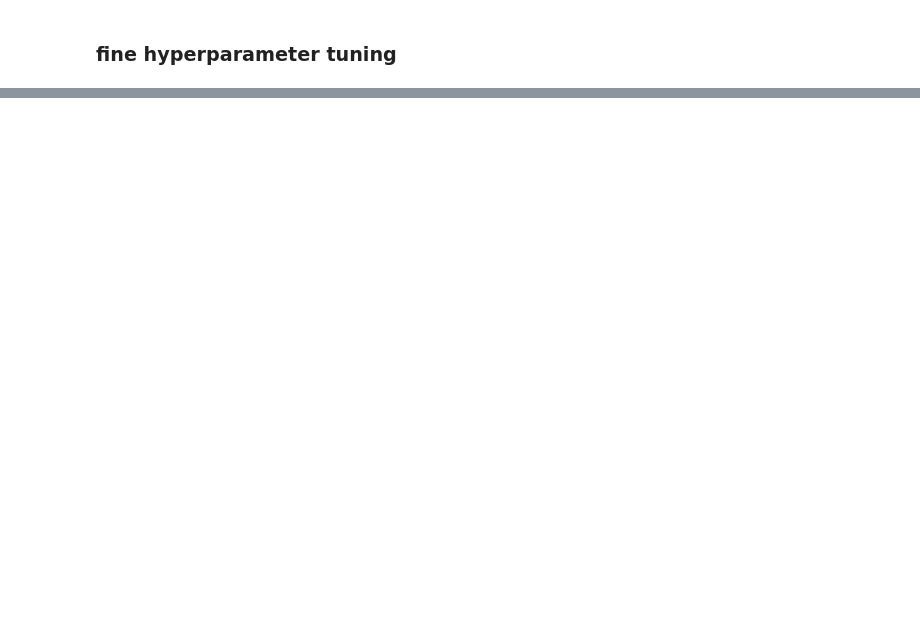
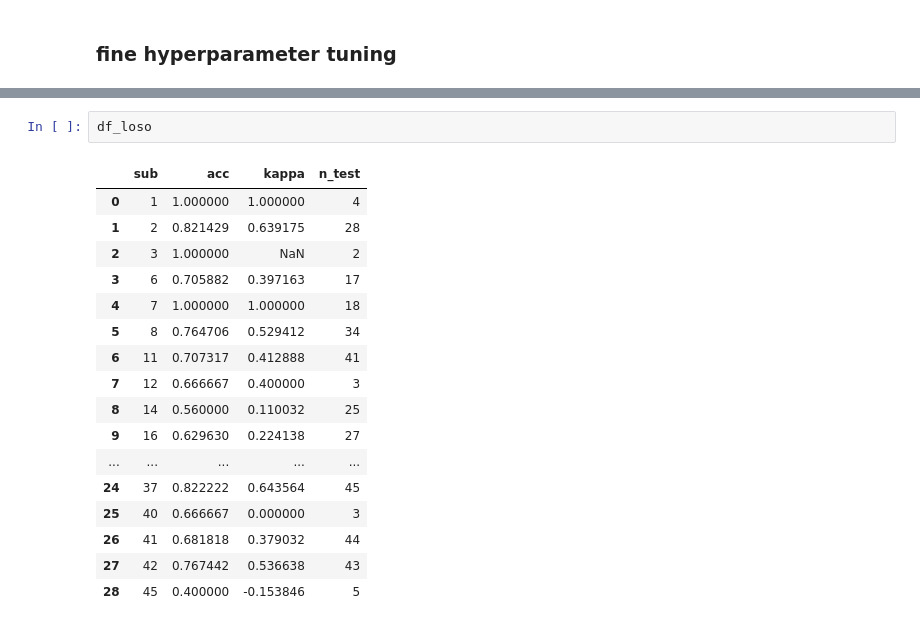
Before and after one commit to sumachinta/Motor-Imagery-EEG-Classifier, a Jupyter notebook: notebooks/05_eegnet_shallowfbcspnet.ipynb, the cells around one changed output, grey strips where cells are left out. Cells and saved outputs as stored; diff of their text form; blank space fills up the shorter version.

```diff
--- a/notebooks/05_eegnet_shallowfbcspnet.ipynb
+++ b/notebooks/05_eegnet_shallowfbcspnet.ipynb
@@ -678,3 +706,23 @@ Stopping since valid_loss has not improved in the last 5 epochs.
+# %%
+df_loso
+# %% [output]
+|  | sub | acc | kappa | n_test |
+| 0 | 1 | 1.000000 | 1.000000 | 4 |
+| 1 | 2 | 0.821429 | 0.639175 | 28 |
+| 2 | 3 | 1.000000 | NaN | 2 |
+| 3 | 6 | 0.705882 | 0.397163 | 17 |
+| 4 | 7 | 1.000000 | 1.000000 | 18 |
+| 5 | 8 | 0.764706 | 0.529412 | 34 |
+| 6 | 11 | 0.707317 | 0.412888 | 41 |
+| 7 | 12 | 0.666667 | 0.400000 | 3 |
+| 8 | 14 | 0.560000 | 0.110032 | 25 |
+| 9 | 16 | 0.629630 | 0.224138 | 27 |
+| ... | ... | ... | ... | ... |
+| 24 | 37 | 0.822222 | 0.643564 | 45 |
+| 25 | 40 | 0.666667 | 0.000000 | 3 |
+| 26 | 41 | 0.681818 | 0.379032 | 44 |
+| 27 | 42 | 0.767442 | 0.536638 | 43 |
+| 28 | 45 | 0.400000 | -0.153846 | 5 |
 # %%
 from sklearn.metrics import confusion_matrix
 import matplotlib.pyplot as plt
```
Also changed, not shown: parts of 16 cells of this notebook, 1 other file.
